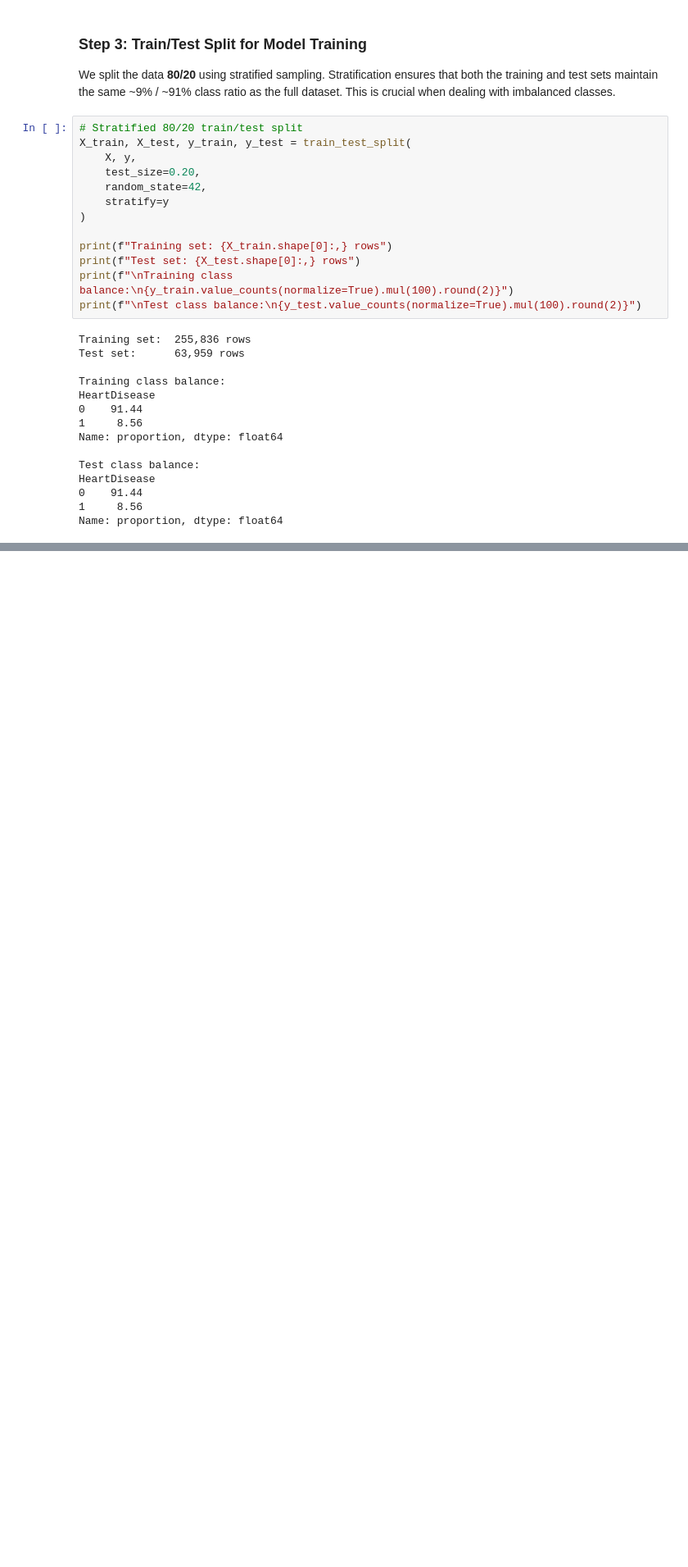
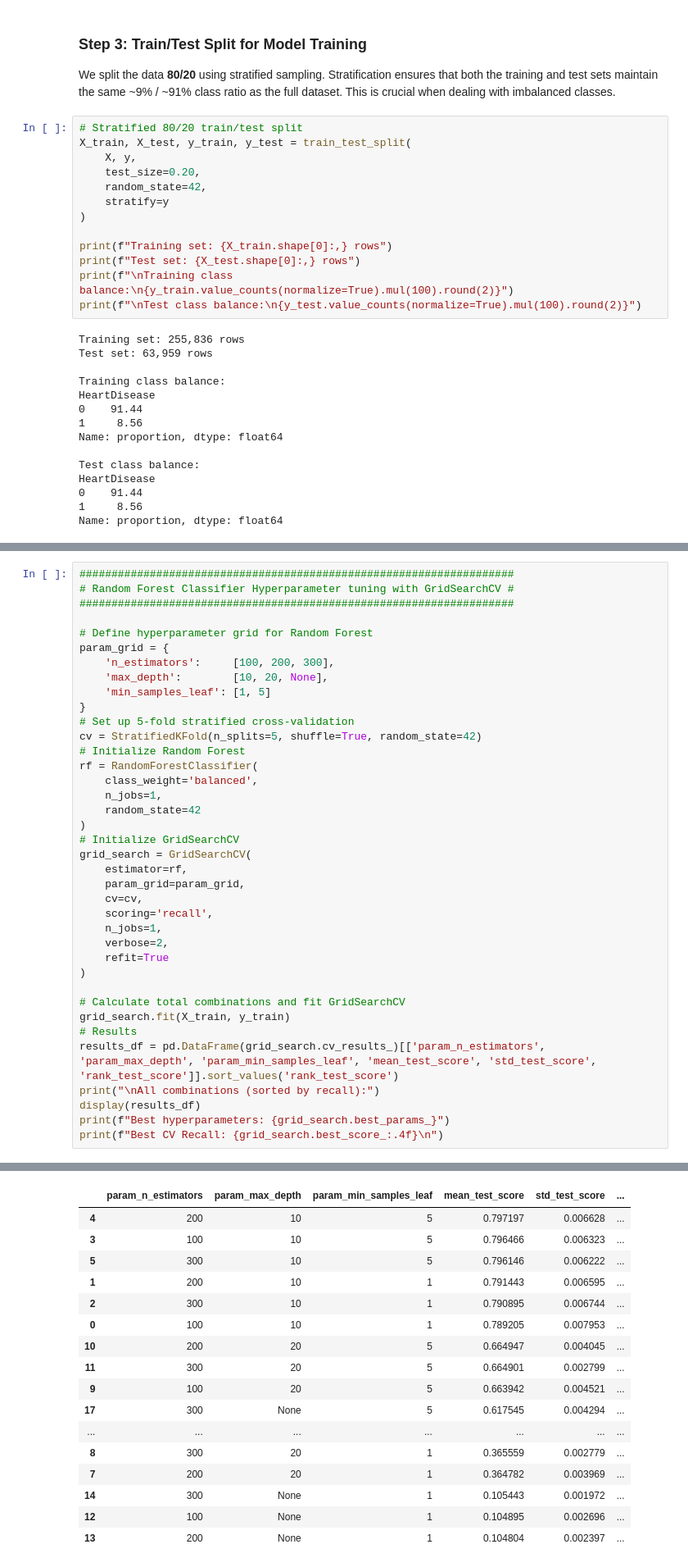
Before and after one commit to TeganHakim/heart-disease-prediction-analysis, a Jupyter notebook: test.ipynb, the cells around one changed output, grey strips where cells are left out. Shown at 82% size. Cells and saved outputs as stored; diff of their text form; blank space fills up the shorter version.

```diff
--- a/test.ipynb
+++ b/test.ipynb
@@ -506,0 +468,39 @@ Name: 7, dtype: object
+# %%
+####################################################################
+# Random Forest Classifier Hyperparameter tuning with GridSearchCV #
+####################################################################
+
+# Define hyperparameter grid for Random Forest
+param_grid = {
+    'n_estimators':     [100, 200, 300],
+    'max_depth':        [10, 20, None],
+    'min_samples_leaf': [1, 5]
+}
+# Set up 5-fold stratified cross-validation
+cv = StratifiedKFold(n_splits=5, shuffle=True, random_state=42)
+# Initialize Random Forest
+rf = RandomForestClassifier(
+    class_weight='balanced',
+    n_jobs=1,
+    random_state=42
+)
+# Initialize GridSearchCV
+grid_search = GridSearchCV(
+    estimator=rf,
+    param_grid=param_grid,
+    cv=cv,
+    scoring='recall',
+    n_jobs=1,
+    verbose=2,
+    refit=True
+)
+
+# Calculate total combinations and fit GridSearchCV
+grid_search.fit(X_train, y_train)
+# Results
+results_df = pd.DataFrame(grid_search.cv_results_)[['param_n_estimators', 'param_max_depth', 'param_min_samples_leaf', 'mean_test_score', 'std_test_score', 'rank_test_score']].sort_values('rank_test_score')
+print("\nAll combinations (sorted by recall):")
+display(results_df)
+print(f"Best hyperparameters: {grid_search.best_params_}")
+print(f"Best CV Recall: {grid_search.best_score_:.4f}\n")
+# %% [output]
@@ -506,0 +524,17 @@ Name: 7, dtype: object
+|  | param_n_estimators | param_max_depth | param_min_samples_leaf | mean_test_score | std_test_score | ... |
+| 4 | 200 | 10 | 5 | 0.797197 | 0.006628 | ... |
+| 3 | 100 | 10 | 5 | 0.796466 | 0.006323 | ... |
+| 5 | 300 | 10 | 5 | 0.796146 | 0.006222 | ... |
+| 1 | 200 | 10 | 1 | 0.791443 | 0.006595 | ... |
+| 2 | 300 | 10 | 1 | 0.790895 | 0.006744 | ... |
+| 0 | 100 | 10 | 1 | 0.789205 | 0.007953 | ... |
+| 10 | 200 | 20 | 5 | 0.664947 | 0.004045 | ... |
+| 11 | 300 | 20 | 5 | 0.664901 | 0.002799 | ... |
+| 9 | 100 | 20 | 5 | 0.663942 | 0.004521 | ... |
+| 17 | 300 | None | 5 | 0.617545 | 0.004294 | ... |
+| ... | ... | ... | ... | ... | ... | ... |
+| 8 | 300 | 20 | 1 | 0.365559 | 0.002779 | ... |
+| 7 | 200 | 20 | 1 | 0.364782 | 0.003969 | ... |
+| 14 | 300 | None | 1 | 0.105443 | 0.001972 | ... |
+| 12 | 100 | None | 1 | 0.104895 | 0.002696 | ... |
+| 13 | 200 | None | 1 | 0.104804 | 0.002397 | ... |
```
Also changed, not shown: parts of 37 cells of this notebook.
